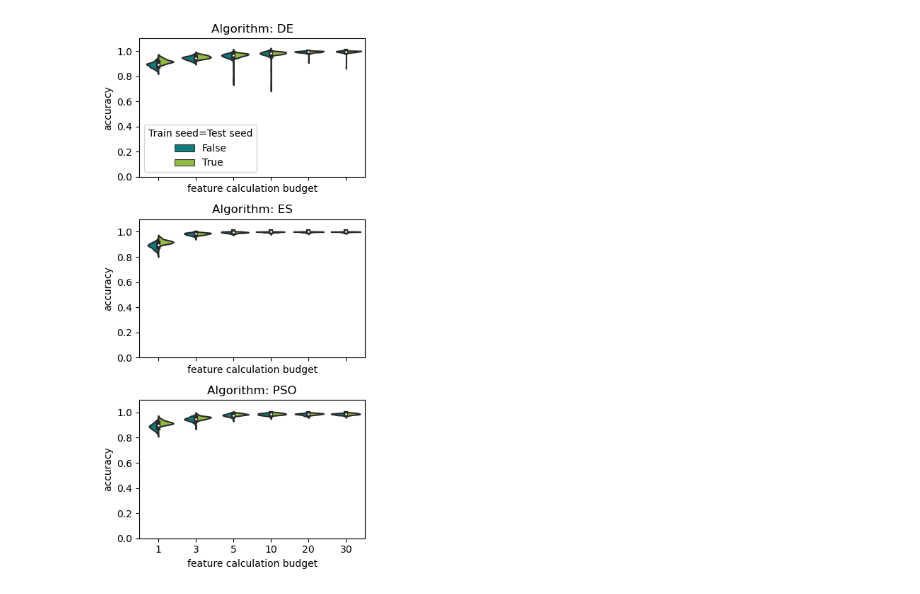
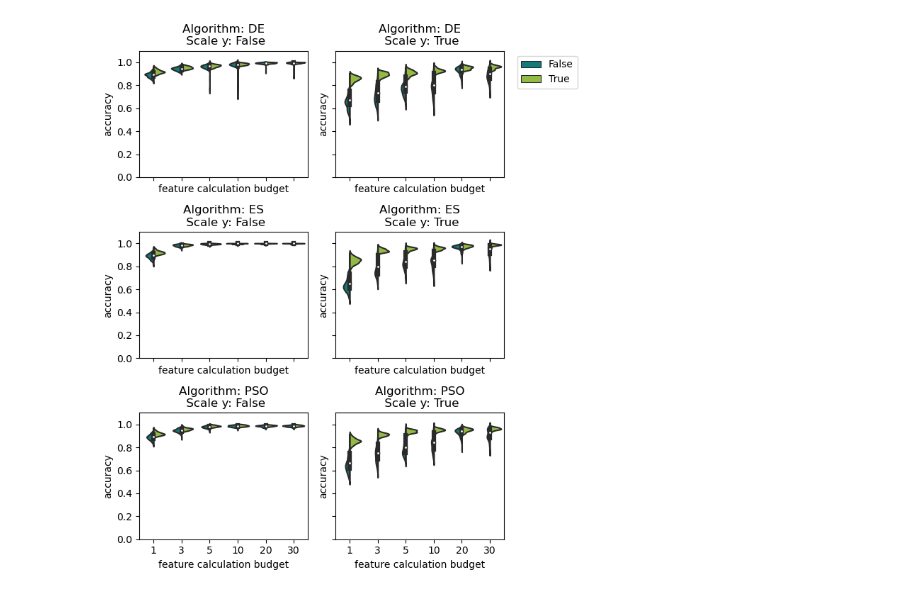
Before and after one commit to gjorgjinac/DynamoRep_ext, a Jupyter notebook: problem_classification_iteration_ela_result_analysis.ipynb, the cells around one changed output. Saved outputs shown, nothing was run; the diff lists cells and outputs as text; code cells hidden in the pictures.

```diff
--- a/problem_classification_iteration_ela_result_analysis.ipynb
+++ b/problem_classification_iteration_ela_result_analysis.ipynb
@@ -30,14 +30,14 @@ def get_global_file_name(dimension,algorithms, iteration_start,iteration_end, tr
 def get_visualization_output_name_without_seed(dimension,algorithms, iteration_start,iteration_end, train_on_seed, difference):
     return os.path.join(visualizations_dir,f'dim_{dimension}_{algorithms}_it_{iteration_start}-{iteration_end}_instance_count_1000_{"train" if train_on_seed else "test"}_on_seed{"_differenced" if difference else ""}')
 # %%
-def get_seed_accuracies_df(dimension,algorithm, iteration_start, iteration_end, train_on_seed, difference, seeds, stat=None):
+def get_seed_accuracies_df(dimension,algorithm, iteration_start, iteration_end, train_on_seed, difference, seeds, normalize_y, stat=None):
     seed_accuracies=[]
     test_df_all=pd.DataFrame()
     for train_seed in seeds:
         test_df=pd.DataFrame()
         for fold in range(0,10):
 
-            global_file_name=get_global_file_name(dimension,algorithm, iteration_start,iteration_end, train_on_seed,train_seed, difference, stat)
+            global_file_name=get_global_file_name(dimension,algorithm, iteration_start,iteration_end, train_on_seed,train_seed, difference, stat, normalize_y)
             file_location=global_file_name+f'_fold_{fold}_test_preds.csv'
 
             if not os.path.isfile(file_location):
@@ -63,19 +63,3 @@ def get_seed_accuracies_df(dimension,algorithm, iteration_start, iteration_end,
         seed_accuracy_df.columns=['accuracy','train_seed','test_seed','fold']
         return seed_accuracy_df, test_df_all
     return None
-# %%
-for index,dimension in enumerate([5]):
-
-    fig, axes = plt.subplots(2,2, figsize=(8,8), sharex=True, sharey=True)
-    for index, algorithm in enumerate(all_algorithms):
-        accuracies=all_accuracies.query('algorithm==@algorithm and dimension==@dimension')
-        ax=axes[int(index/2), index%2] if type(axes) is np.ndarray else axes
-        ax.set_title(f'Algorithm: {algorithm}')
-        sns.lineplot(x="feature calculation budget", y="accuracy", style="dimension",ax=ax,
-                 data=accuracies)
-        if index != 0:
-            ax.get_legend().remove()
-    plt.tight_layout()
-
-    #plt.savefig(os.path.join(visualizations_dir,f'accuracies_per_statistic.pdf'))
-    plt.show()
@@ -84,33 +66,38 @@ for index,dimension in enumerate([5]):
 # %%
 results_per_iteration=[]
 all_accuracies=pd.DataFrame()
 all_algorithms=['DE','ES','PSO']
 for dimension in [5]: #
     all_accuracies=pd.DataFrame()
     for algorithm in all_algorithms:
         for train_on_seed_1 in [True]:
             for difference_1 in [False]:
                 for end_iteration in [0,2,4,9,19,29]:
-                    seed_accuracy_df,_ = get_seed_accuracies_df(dimension,algorithm, 0, end_iteration, train_on_seed_1, difference_1, seeds)
-                    seed_accuracy_df['feature calculation budget']=end_iteration+1
-                    seed_accuracy_df['algorithm']=algorithm
-                    seed_accuracy_df['dimension']=dimension
-                    all_accuracies=pd.concat([all_accuracies,seed_accuracy_df])
+                    for normalize_y in [False, True]:
+                        seed_accuracy_df,_ = get_seed_accuracies_df(dimension,algorithm, 0, end_iteration, train_on_seed_1, difference_1, seeds, normalize_y)
+                        seed_accuracy_df['feature calculation budget']=end_iteration+1
+                        seed_accuracy_df['algorithm']=algorithm
+                        seed_accuracy_df['dimension']=dimension
+                        seed_accuracy_df['normalize_y']=normalize_y
+                        all_accuracies=pd.concat([all_accuracies,seed_accuracy_df])
 
 
     all_accuracies['Train seed=Test seed']=all_accuracies.apply(lambda row: row['train_seed']==row['test_seed'], axis=1)
-    fig, axes = plt.subplots(len(all_algorithms),1, figsize=(4,8), sharex=True, sharey=True)
+    fig, axes = plt.subplots(len(all_algorithms),2, figsize=(7,8), sharex=True, sharey=True)
     for algorithm_index, algorithm in enumerate(all_algorithms):
-        algorithm_accuracies=all_accuracies.query('algorithm==@algorithm')
-        ax=axes[algorithm_index] if type(axes) is np.ndarray else axes
-        ax.set_title(f'Algorithm: {algorithm}')
-        sns.violinplot(data=algorithm_accuracies, x="feature calculation budget", y="accuracy", hue='Train seed=Test seed', split=True, palette=color_palette[1:3], ax=ax)
-        ax.set_ylim(bottom=0, top=1.1)
-        if algorithm_index != 0:
-            ax.get_legend().remove()
+        for normalize_y_index, normalize_y in enumerate([False, True]):
+            algorithm_accuracies=all_accuracies.query('algorithm==@algorithm and @normalize_y==normalize_y')
+            ax=axes[algorithm_index][normalize_y_index] if type(axes) is np.ndarray else axes
+            ax.set_title(f'Algorithm: {algorithm}\n Scale y: {normalize_y}')
+            sns.violinplot(data=algorithm_accuracies, x="feature calculation budget", y="accuracy", hue='Train seed=Test seed', split=True, palette=color_palette[1:3], ax=ax)
+            ax.set_ylim(bottom=0, top=1.1)
+            if algorithm_index==0 and normalize_y_index==1:
+                ax.legend(bbox_to_anchor=(1.05, 1), loc='upper left')
+            else:
+                ax.get_legend().remove()
     plt.tight_layout()
 
     plt.savefig(os.path.join(visualizations_dir,f'dim_{dimension}_accuracies_all_algorithms.pdf'))
     plt.show()
 # %% [output]
-[figure, old version]
+[figure, new version]
```
Also changed, not shown: parts of 21 cells of this notebook, 28 other files.
